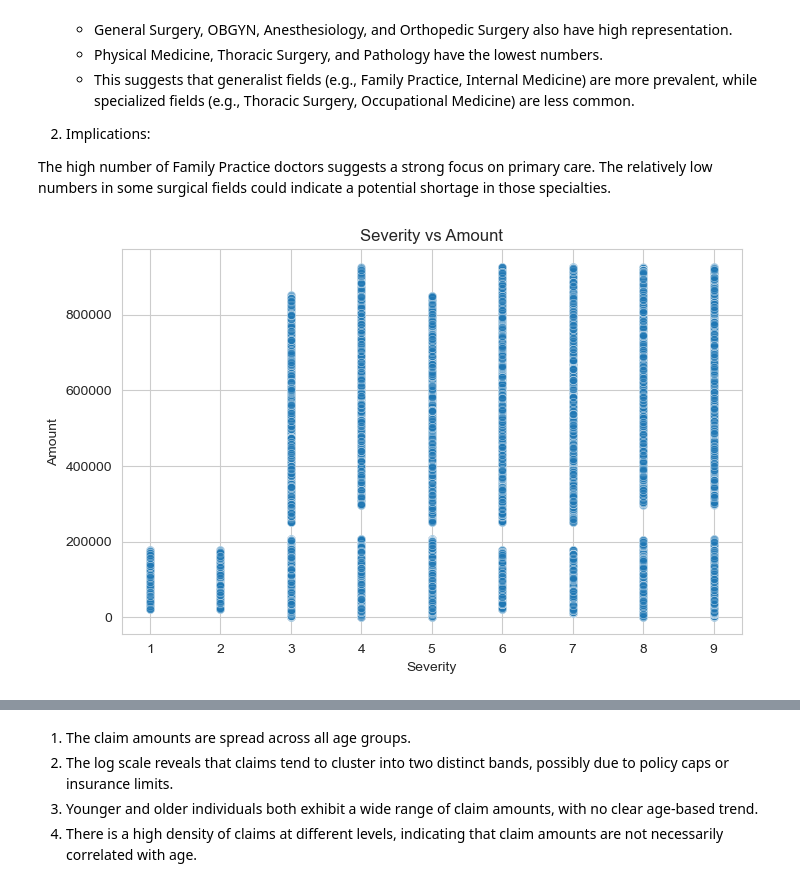
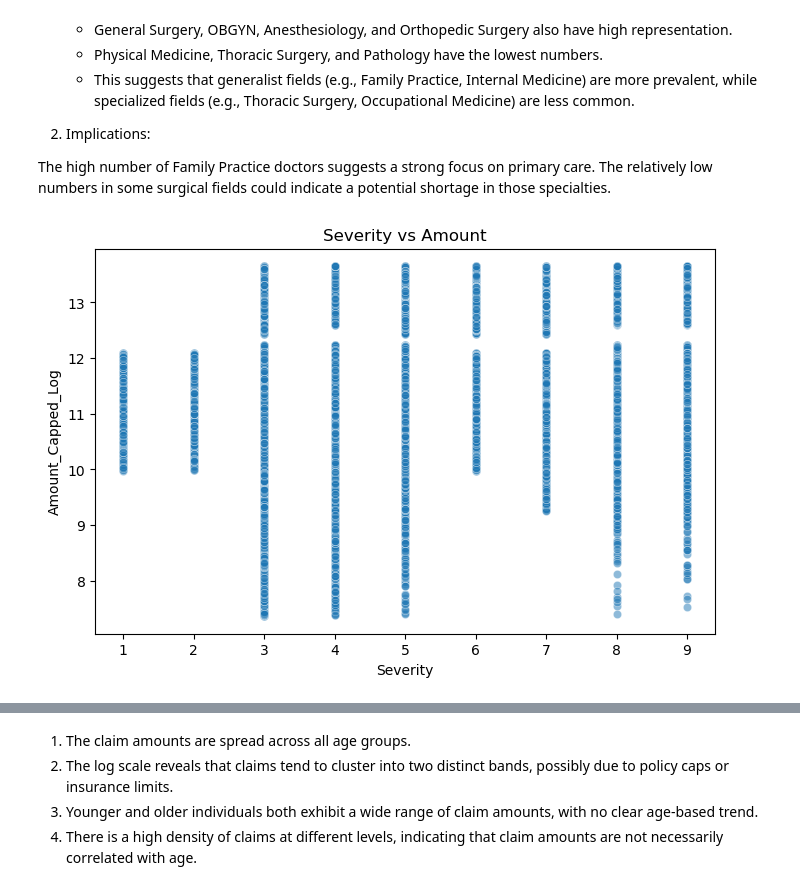
Before and after one commit to HopeMohola/Medical-Malpractice-Claims, a Jupyter notebook: Motshabi_Mohola_Project.ipynb, the cells around one changed output, grey strips where cells are left out. Saved outputs shown, nothing was run; the diff lists cells and outputs as text; code cells hidden in the pictures.

Commit message:
Updated Visualisations with Evaluations

```diff
--- a/Motshabi_Mohola_Project.ipynb
+++ b/Motshabi_Mohola_Project.ipynb
@@ -563,8 +608,8 @@ The relatively low numbers in some surgical fields could indicate a potential sh
 # %%
 # Scatter plot of Severity vs Amount
 plt.figure(figsize=(8, 5))
-sns.scatterplot(x=df["Severity"], y=df["Amount"], alpha=0.5)
+sns.scatterplot(x=df["Severity"], y=df["Amount_Capped_Log"], alpha=0.5)
 plt.title("Severity vs Amount")
 plt.show()
 # %% [output]
-[figure, old version]
+[figure, new version]
```
Also changed, not shown: parts of 55 cells of this notebook.
